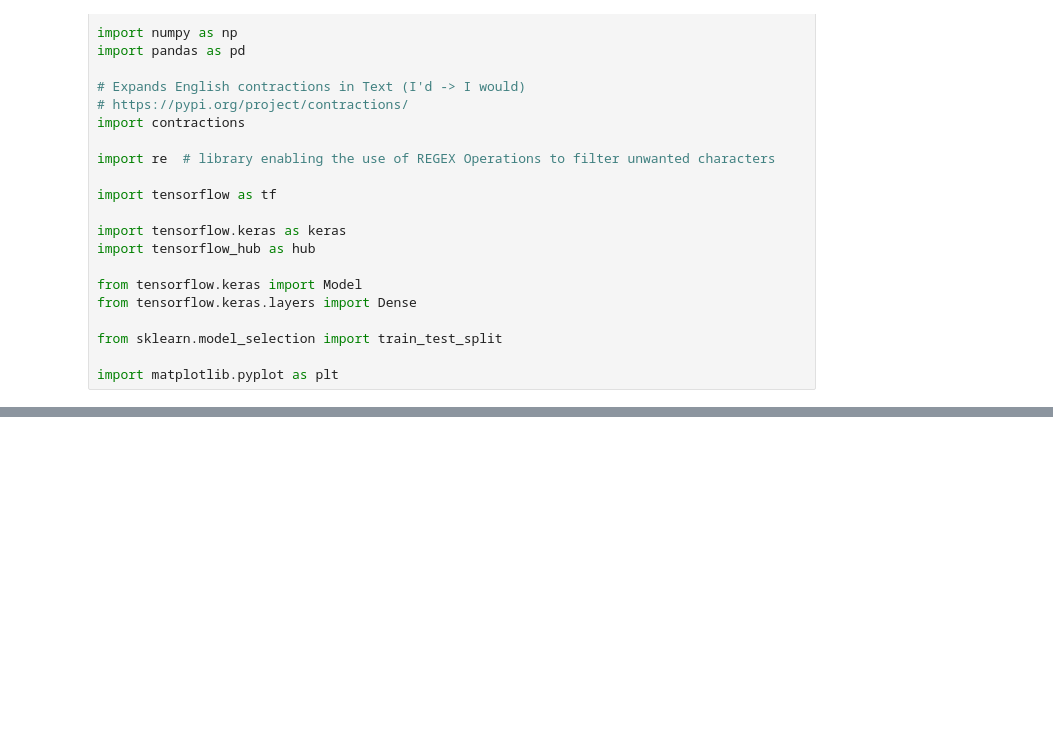
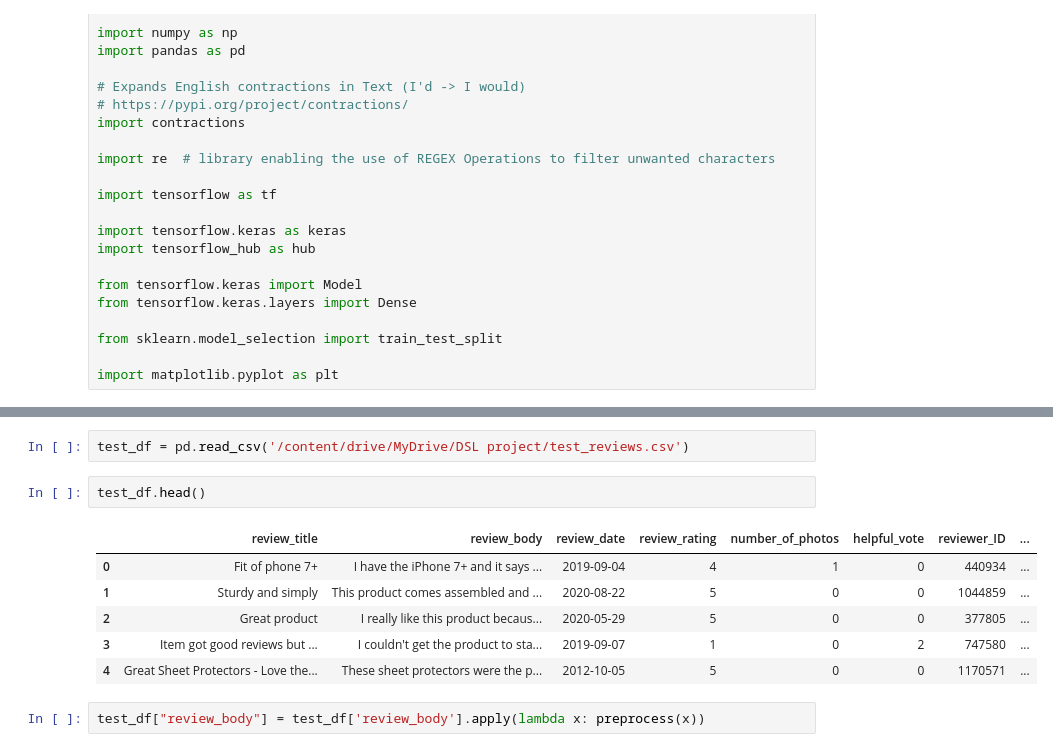
Before and after one commit to AvinivA/DSL-project, a Jupyter notebook: DSL_project.ipynb, the cells around one changed output, grey strips where cells are left out. Cells and saved outputs as stored; diff of their text form; blank space fills up the shorter version.

```diff
--- a/DSL_project.ipynb
+++ b/DSL_project.ipynb
@@ -50,0 +186,13 @@ train_df = pd.read_csv('amazon_reviews.txt', delimiter='\t', error_bad_lines=Fal
+# %%
+test_df = pd.read_csv('/content/drive/MyDrive/DSL project/test_reviews.csv')
+# %%
+test_df.head()
+# %% [output]
+|  | review_title | review_body | review_date | review_rating | number_of_photos | helpful_vote | reviewer_ID | ... |
+| 0 | Fit of phone 7+ | I have the iPhone 7+ and it says ... | 2019-09-04 | 4 | 1 | 0 | 440934 | ... |
+| 1 | Sturdy and simply | This product comes assembled and ... | 2020-08-22 | 5 | 0 | 0 | 1044859 | ... |
+| 2 | Great product | I really like this product becaus... | 2020-05-29 | 5 | 0 | 0 | 377805 | ... |
+| 3 | Item got good reviews but ... | I couldn't get the product to sta... | 2019-09-07 | 1 | 0 | 2 | 747580 | ... |
+| 4 | Great Sheet Protectors - Love the... | These sheet protectors were the p... | 2012-10-05 | 5 | 0 | 0 | 1170571 | ... |
+# %%
+test_df["review_body"] = test_df['review_body'].apply(lambda x: preprocess(x))
```
Also changed, not shown: parts of 23 cells of this notebook.
